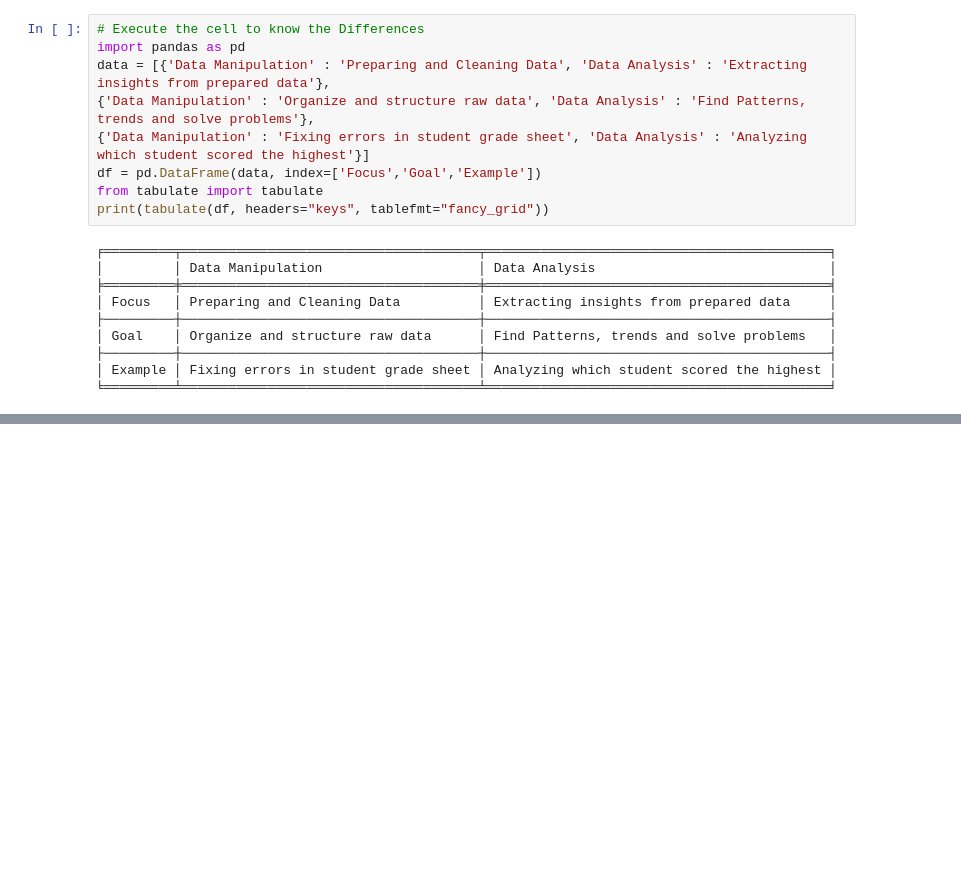
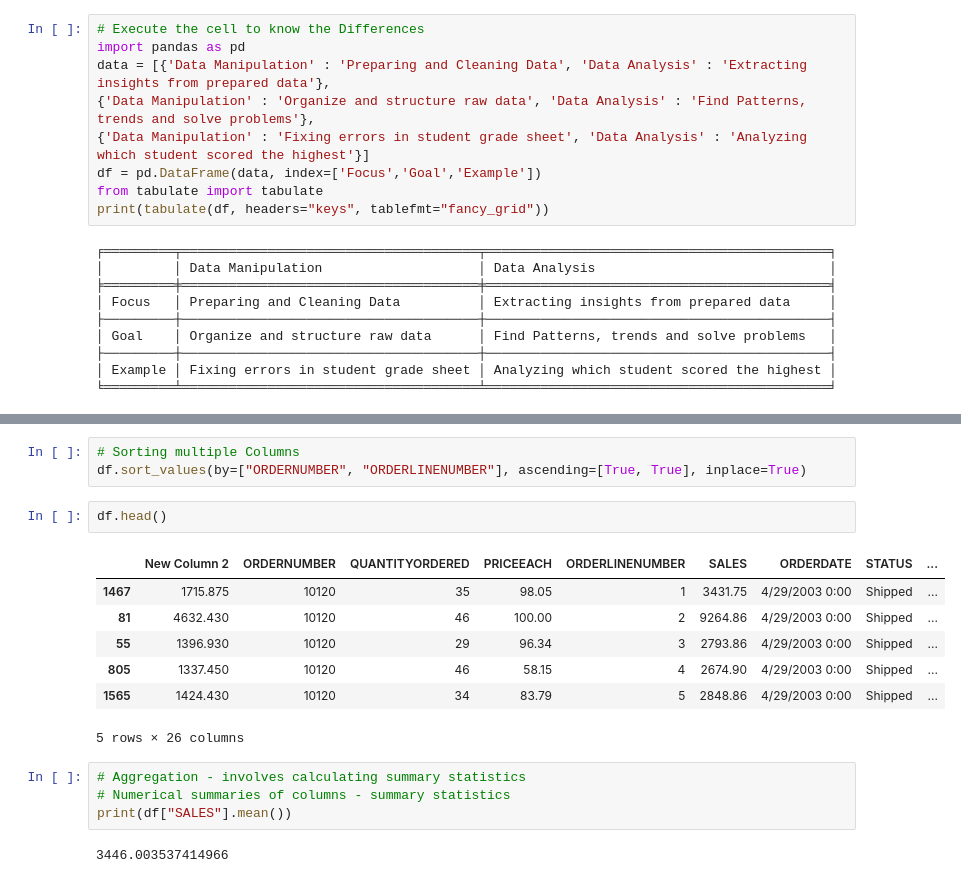
Before and after one commit to YashChoudhary13/Machine_Learning, a Jupyter notebook: Python Libraries/Pandas.ipynb, the cells around one changed output, grey strips where cells are left out. Saved outputs shown, nothing was run; the diff lists cells and outputs as text; blank space fills up the shorter version.

```diff
--- a/Python Libraries/Pandas.ipynb
+++ b/Python Libraries/Pandas.ipynb
@@ -54,0 +427,19 @@ print(tabulate(df, headers="keys", tablefmt="fancy_grid"))
+# %%
+# Sorting multiple Columns
+df.sort_values(by=["ORDERNUMBER", "ORDERLINENUMBER"], ascending=[True, True], inplace=True)
+# %%
+df.head()
+# %% [output]
+|  | New Column 2 | ORDERNUMBER | QUANTITYORDERED | PRICEEACH | ORDERLINENUMBER | SALES | ORDERDATE | STATUS | ... |
+| 1467 | 1715.875 | 10120 | 35 | 98.05 | 1 | 3431.75 | 4/29/2003 0:00 | Shipped | ... |
+| 81 | 4632.430 | 10120 | 46 | 100.00 | 2 | 9264.86 | 4/29/2003 0:00 | Shipped | ... |
+| 55 | 1396.930 | 10120 | 29 | 96.34 | 3 | 2793.86 | 4/29/2003 0:00 | Shipped | ... |
+| 805 | 1337.450 | 10120 | 46 | 58.15 | 4 | 2674.90 | 4/29/2003 0:00 | Shipped | ... |
+| 1565 | 1424.430 | 10120 | 34 | 83.79 | 5 | 2848.86 | 4/29/2003 0:00 | Shipped | ... |
+5 rows × 26 columns
+# %%
+# Aggregation - involves calculating summary statistics
+# Numerical summaries of columns - summary statistics
+print(df["SALES"].mean())
+# %% [output]
+3446.003537414966
```
Also changed, not shown: parts of 26 cells of this notebook, 1 other file.
